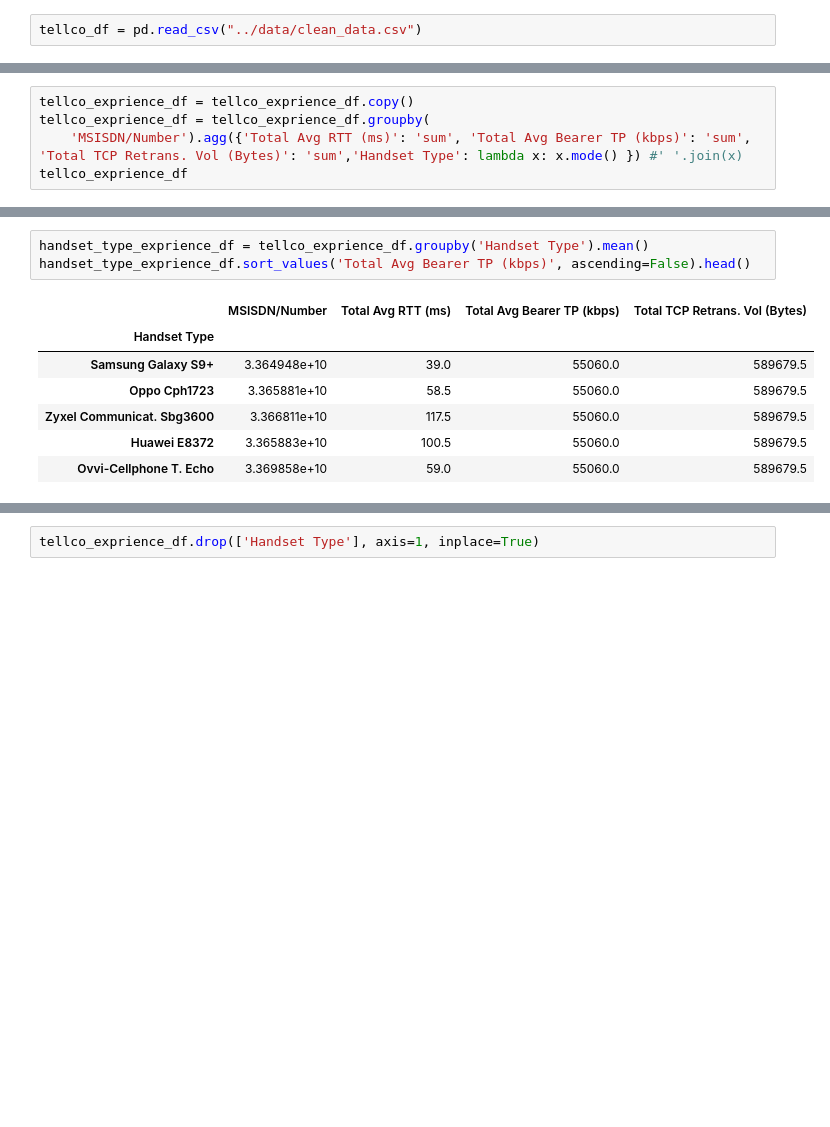
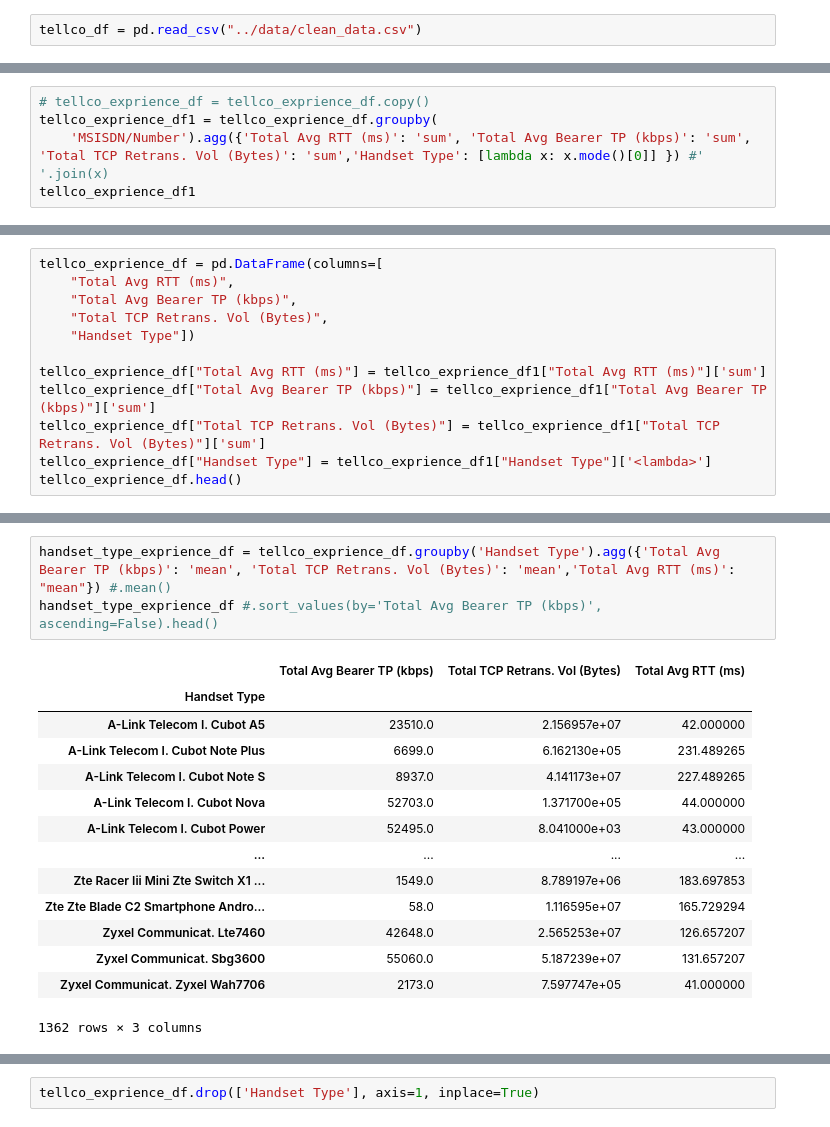
Before and after one commit to tesfayealex/Tellco-Data-Analysis, a Jupyter notebook: notebooks/User Experience Analytics.ipynb, the cells around one changed output, grey strips where cells are left out. Saved outputs shown, nothing was run; the diff lists cells and outputs as text; blank space fills up the shorter version.

```diff
--- a/notebooks/User Experience Analytics.ipynb
+++ b/notebooks/User Experience Analytics.ipynb
@@ -66,7 +67,7 @@ tellco_exprience_df.head()
 # %%
-tellco_exprience_df = tellco_exprience_df.copy()
-tellco_exprience_df = tellco_exprience_df.groupby(
-    'MSISDN/Number').agg({'Total Avg RTT (ms)': 'sum', 'Total Avg Bearer TP (kbps)': 'sum', 'Total TCP Retrans. Vol (Bytes)': 'sum','Handset Type': lambda x: x.mode() }) #' '.join(x)
-tellco_exprience_df
+# tellco_exprience_df = tellco_exprience_df.copy()
+tellco_exprience_df1 = tellco_exprience_df.groupby(
+    'MSISDN/Number').agg({'Total Avg RTT (ms)': 'sum', 'Total Avg Bearer TP (kbps)': 'sum', 'Total TCP Retrans. Vol (Bytes)': 'sum','Handset Type': [lambda x: x.mode()[0]] }) #' '.join(x)
+tellco_exprience_df1
 # %% [output]
 |  | Total Avg RTT (ms) | Total Avg Bearer TP (kbps) | Total TCP Retrans. Vol (Bytes) | Handset Type |
@@ -85 +87,13 @@ tellco_exprience_df
 99115 rows × 4 columns
+# %%
+tellco_exprience_df = pd.DataFrame(columns=[
+    "Total Avg RTT (ms)",
+    "Total Avg Bearer TP (kbps)",
+    "Total TCP Retrans. Vol (Bytes)",
+    "Handset Type"])
+
+tellco_exprience_df["Total Avg RTT (ms)"] = tellco_exprience_df1["Total Avg RTT (ms)"]['sum']
+tellco_exprience_df["Total Avg Bearer TP (kbps)"] = tellco_exprience_df1["Total Avg Bearer TP (kbps)"]['sum']
+tellco_exprience_df["Total TCP Retrans. Vol (Bytes)"] = tellco_exprience_df1["Total TCP Retrans. Vol (Bytes)"]['sum']
+tellco_exprience_df["Handset Type"] = tellco_exprience_df1["Handset Type"]['<lambda>']
+tellco_exprience_df.head()
@@ -238,14 +291,21 @@ Name: Total TCP Retrans. Vol (Bytes), dtype: int64
 # %%
-handset_type_exprience_df = tellco_exprience_df.groupby('Handset Type').mean()
-handset_type_exprience_df.sort_values('Total Avg Bearer TP (kbps)', ascending=False).head()
+handset_type_exprience_df = tellco_exprience_df.groupby('Handset Type').agg({'Total Avg Bearer TP (kbps)': 'mean', 'Total TCP Retrans. Vol (Bytes)': 'mean','Total Avg RTT (ms)': "mean"}) #.mean()
+handset_type_exprience_df #.sort_values(by='Total Avg Bearer TP (kbps)', ascending=False).head()
 # %% [output]
-|  | MSISDN/Number | Total Avg RTT (ms) | Total Avg Bearer TP (kbps) | Total TCP Retrans. Vol (Bytes) |
-| Handset Type |  |  |  |  |
-| Samsung Galaxy S9+ | 3.364948e+10 | 39.0 | 55060.0 | 589679.5 |
-| Oppo Cph1723 | 3.365881e+10 | 58.5 | 55060.0 | 589679.5 |
-| Zyxel Communicat. Sbg3600 | 3.366811e+10 | 117.5 | 55060.0 | 589679.5 |
-| Huawei E8372 | 3.365883e+10 | 100.5 | 55060.0 | 589679.5 |
-| Ovvi-Cellphone T. Echo | 3.369858e+10 | 59.0 | 55060.0 | 589679.5 |
+|  | Total Avg Bearer TP (kbps) | Total TCP Retrans. Vol (Bytes) | Total Avg RTT (ms) |
+| Handset Type |  |  |  |
+| A-Link Telecom I. Cubot A5 | 23510.0 | 2.156957e+07 | 42.000000 |
+| A-Link Telecom I. Cubot Note Plus | 6699.0 | 6.162130e+05 | 231.489265 |
+| A-Link Telecom I. Cubot Note S | 8937.0 | 4.141173e+07 | 227.489265 |
+| A-Link Telecom I. Cubot Nova | 52703.0 | 1.371700e+05 | 44.000000 |
+| A-Link Telecom I. Cubot Power | 52495.0 | 8.041000e+03 | 43.000000 |
+| ... | ... | ... | ... |
+| Zte Racer Iii Mini Zte Switch X1 ... | 1549.0 | 8.789197e+06 | 183.697853 |
+| Zte Zte Blade C2 Smartphone Andro... | 58.0 | 1.116595e+07 | 165.729294 |
+| Zyxel Communicat. Lte7460 | 42648.0 | 2.565253e+07 | 126.657207 |
+| Zyxel Communicat. Sbg3600 | 55060.0 | 5.187239e+07 | 131.657207 |
+| Zyxel Communicat. Zyxel Wah7706 | 2173.0 | 7.597747e+05 | 41.000000 |
+1362 rows × 3 columns
 # %%
 handset_type_exprience_df.sort_values('Total TCP Retrans. Vol (Bytes)', ascending=False).head()
 # %% [output]
```
Also changed, not shown: parts of 28 cells of this notebook, 3 other files.
